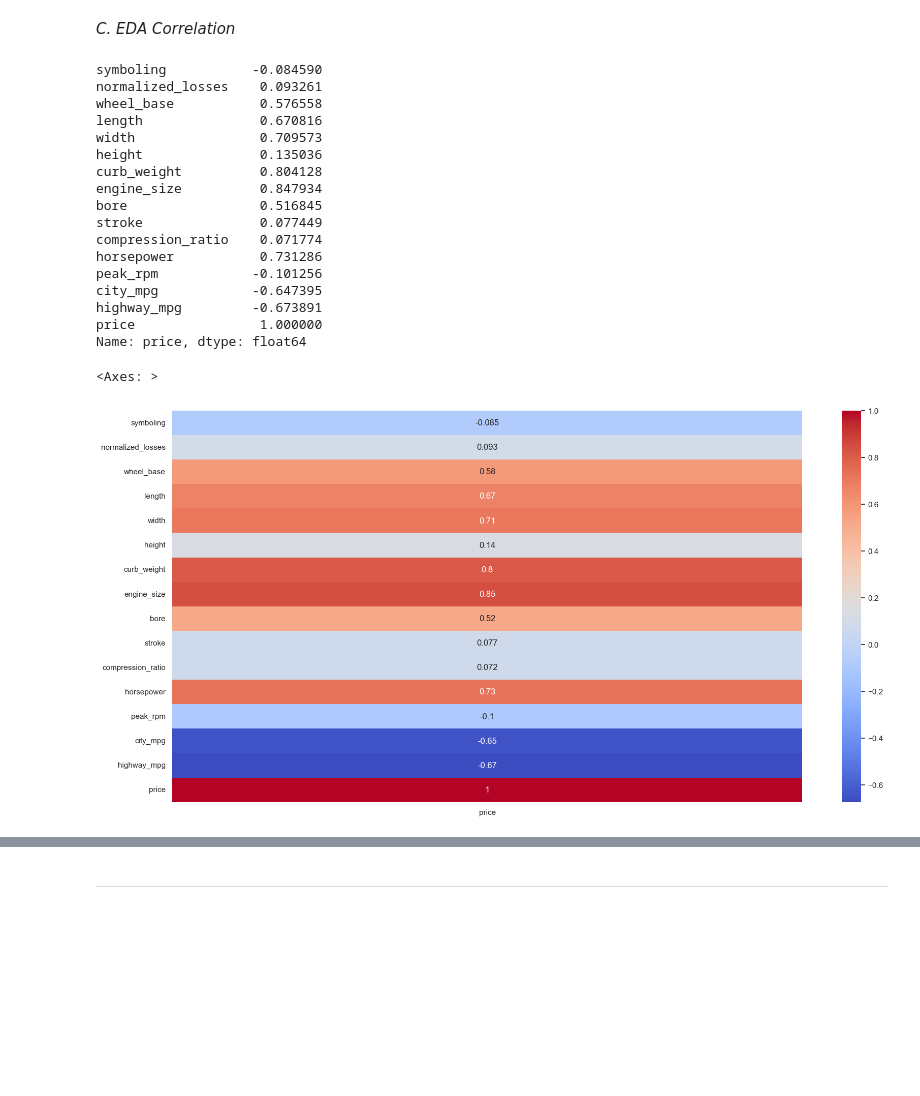
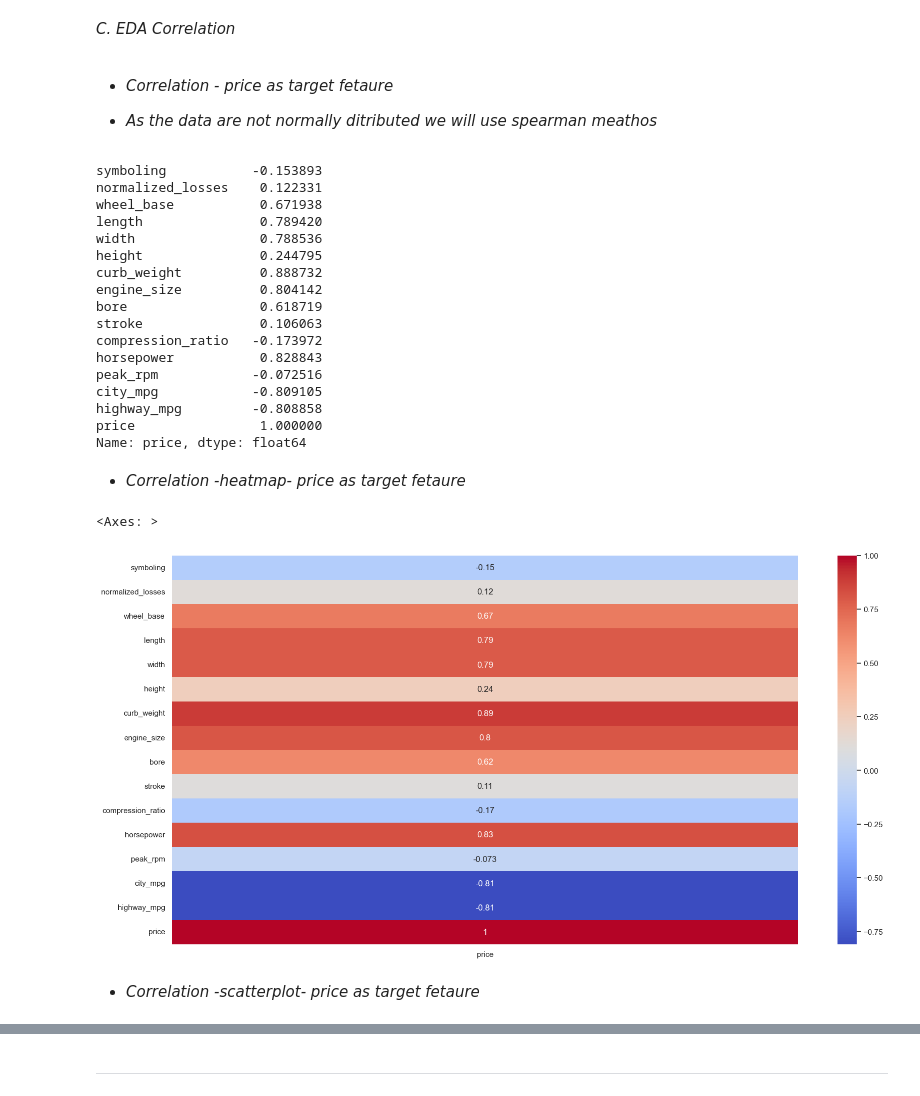
Before and after one commit to omars1234/AutoMobileML, a Jupyter notebook: Analysis.ipynb, the cells around one changed output, grey strips where cells are left out. Drawn from its saved outputs; the diff is of its cells as text; code cells hidden in the pictures; blank space fills up the shorter version.

```diff
--- a/Analysis.ipynb
+++ b/Analysis.ipynb
@@ -315,28 +270,36 @@ for p in ax.patches:
+# %% [markdown]
+* *Correlation - price as target fetaure*
+
+* *As the data are not normally ditributed we will use spearman meathos*
 # %%
-numerical_features.corr()["price"]
+numerical_features.corr(method="spearman")["price"]
 # %% [output]
-symboling           -0.084590
-normalized_losses    0.093261
-wheel_base           0.576558
-length               0.670816
-width                0.709573
-height               0.135036
-curb_weight          0.804128
-engine_size          0.847934
-bore                 0.516845
-stroke               0.077449
-compression_ratio    0.071774
-horsepower           0.731286
-peak_rpm            -0.101256
-city_mpg            -0.647395
-highway_mpg         -0.673891
+symboling           -0.153893
+normalized_losses    0.122331
+wheel_base           0.671938
+length               0.789420
+width                0.788536
+height               0.244795
+curb_weight          0.888732
+engine_size          0.804142
+bore                 0.618719
+stroke               0.106063
+compression_ratio   -0.173972
+horsepower           0.828843
+peak_rpm            -0.072516
+city_mpg            -0.809105
+highway_mpg         -0.808858
 price                1.000000
 Name: price, dtype: float64
+# %% [markdown]
+* *Correlation -heatmap- price as target fetaure*
 # %%
-sns.heatmap((numerical_features.corr()["price"]).to_frame(),annot=True,cmap='coolwarm')
+sns.heatmap((numerical_features.corr(method="spearman")["price"]).to_frame(),annot=True,cmap='coolwarm')
 # %% [output]
 <Axes: >
-[figure, old version]
+[figure, new version]
+# %% [markdown]
+* *Correlation -scatterplot- price as target fetaure*
 # %%
 sns.pairplot(data=numerical_features,
              x_vars=['symboling', 'normalized_losses', 'wheel_base', 'length', 'width','engine_size', 'bore', 'stroke'],
```
Also changed, not shown: parts of 29 cells of this notebook, 5 other files.
